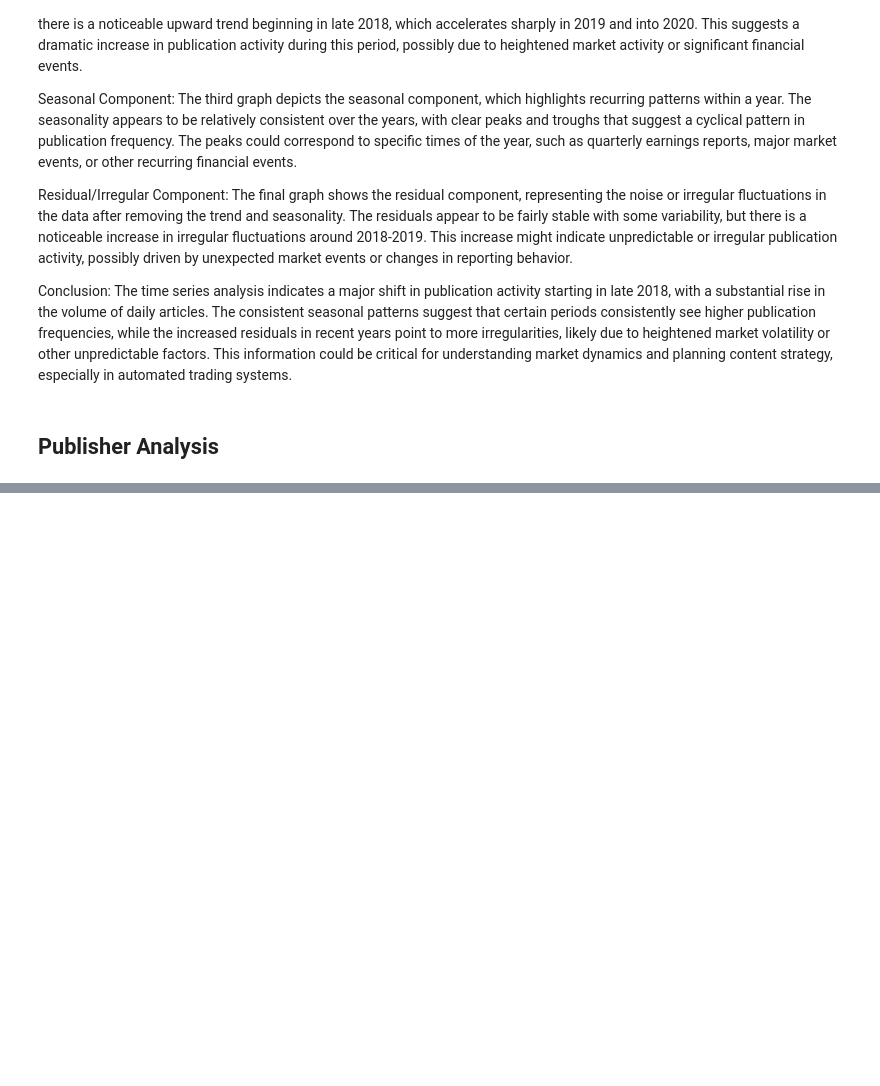
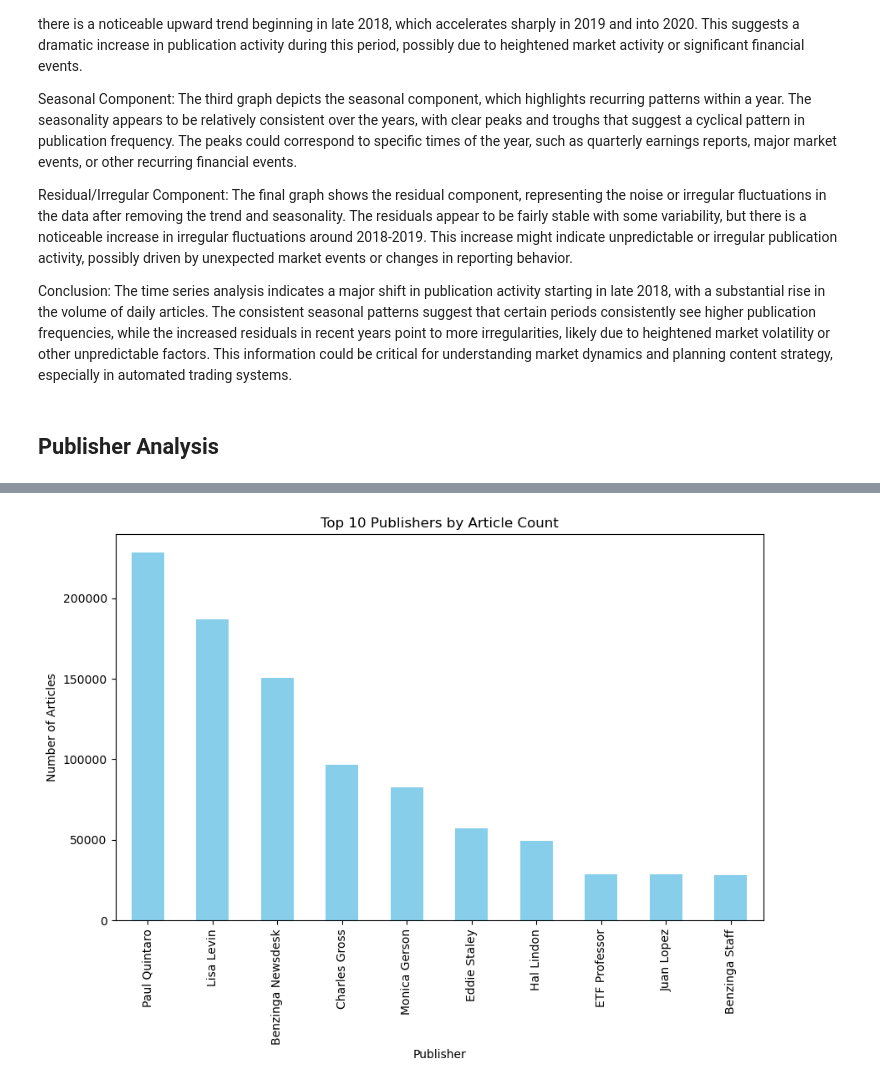
Before and after one commit to hermelawesene/Nova-Financial-Solution, a Jupyter notebook: notebooks/EDA.ipynb, the cells around one changed output, grey strips where cells are left out. Cells and saved outputs as stored; diff of their text form; code cells hidden in the pictures; blank space fills up the shorter version.

Commit message:
publisher analysis

```diff
--- a/notebooks/EDA.ipynb
+++ b/notebooks/EDA.ipynb
@@ -289,0 +305,7 @@ The time series analysis indicates a major shift in publication activity startin
+# %%
+# Initialize the PublisherAnalysis class
+pa = PublisherAnalysis(df)
+# %%
+# Count articles per publisher
+articles_per_publisher = pa.count_articles_per_publisher()
+print("Articles per publisher:\n", articles_per_publisher)
@@ -289,0 +349,11 @@ The time series analysis indicates a major shift in publication activity startin
+# %%
+# Plot the top publishers
+top_publishers = articles_per_publisher.head(10)
+plt.figure(figsize=(10, 6))
+top_publishers.plot(kind='bar', color='skyblue')
+plt.title('Top 10 Publishers by Article Count')
+plt.xlabel('Publisher')
+plt.ylabel('Number of Articles')
+plt.show()
+# %% [output]
+[figure, added]
```
Also changed, not shown: parts of 7 cells of this notebook, 1 other file.
